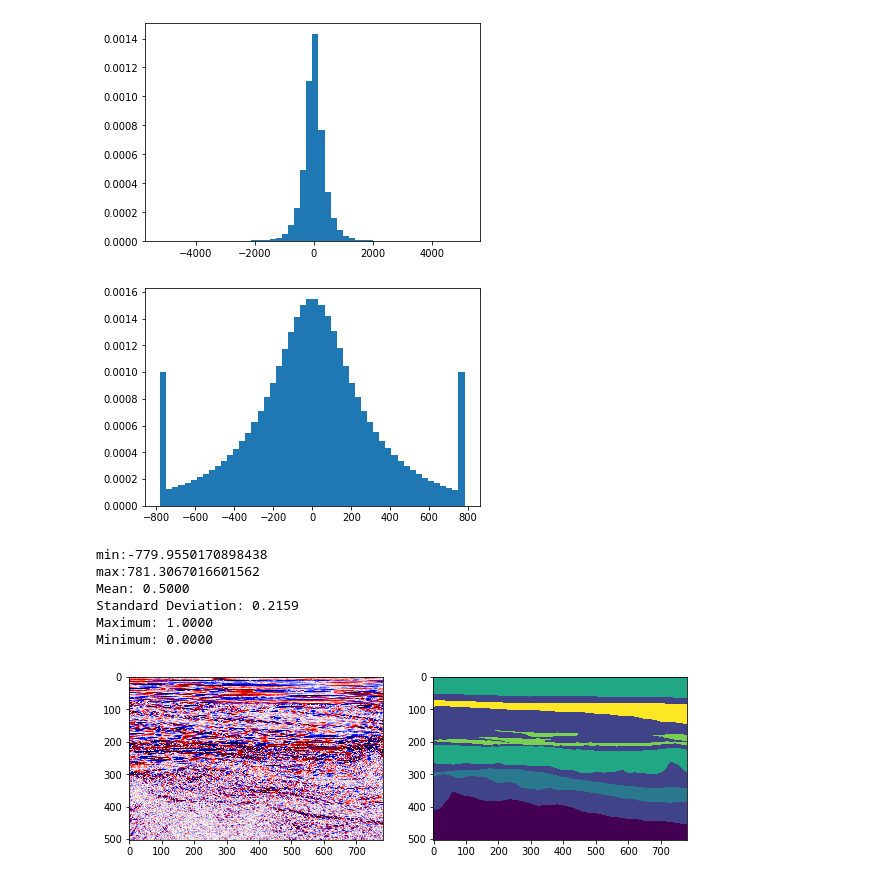
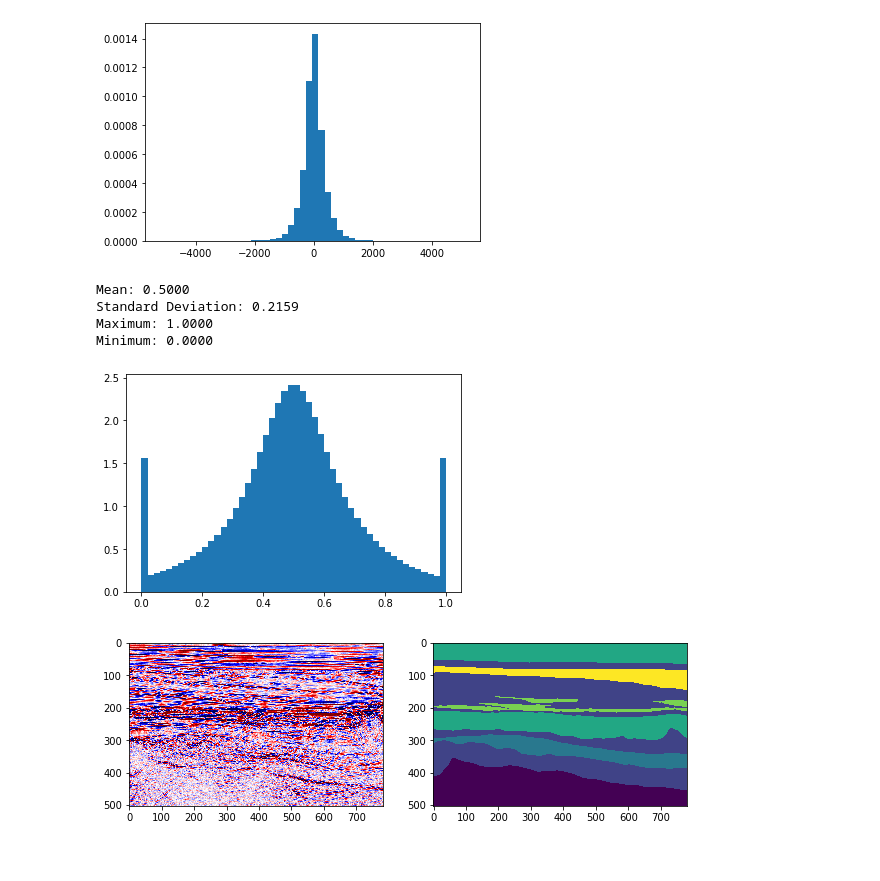
Before and after one commit to amustafa9/Facies-Segmentation-SEG-ML-Contest-2020, a Jupyter notebook: main.ipynb, the cells around one changed output. Saved outputs shown, nothing was run; the diff lists cells and outputs as text; code cells hidden in the pictures.

```diff
--- a/main.ipynb
+++ b/main.ipynb
@@ -68,37 +48,30 @@ mlab.show()
 # %%
-# Clip amplitudes to within one standard deviation of the mean
-a_min = seismic.mean() - 2*seismic.std()
-a_max = seismic.mean() + 2*seismic.std()
-np.clip(seismic, a_min=a_min, a_max=a_max, out=seismic)
-plt.hist(seismic.flatten(), bins=50, density=True)
-plt.show()
-print('min:{}'.format(seismic.min()))
-print('max:{}'.format(seismic.max()))
+from utils import seismic_normalize
 
-# normalize
-seismic = (seismic - seismic.min()) / (seismic.max() - seismic.min())
-#seismic = (seismic - seismic.mean()) / seismic.std()
+# Clip amplitudes to within a few standard deviations and normalize between 0 and 1
+seismic = seismic_normalize(seismic, 2)
 
 # bring labels into desired range for NLLL loss
 labels = labels - 1
+
 
 # Print statistics for standardized data
 print('Mean: {:0.4f}'.format(seismic.mean()))
 print('Standard Deviation: {:0.4f}'.format(seismic.std()))
 print('Maximum: {:0.4f}'.format(seismic.max()))
 print('Minimum: {:0.4f}'.format(seismic.min()))
+plt.hist(seismic.flatten(), bins=50, density=True)
+plt.show()
 
-# Visualize the section and labels
+# Visualize the normalized section and labels
 fig, (ax1, ax2) = plt.subplots(1,2, figsize=(10,20))
 ax1.imshow(seismic[0].T, cmap='seismic')
 ax2.imshow(labels[0].T)
 plt.show()
 # %% [output]
+Mean: 0.5000
+Standard Deviation: 0.2159
+Maximum: 1.0000
+Minimum: 0.0000
-[figure, old version]
+[figure, new version]
-min:-779.9550170898438
-max:781.3067016601562
-Mean: 0.5000
-Standard Deviation: 0.2159
-Maximum: 1.0000
-Minimum: 0.0000
 [figure]
```
Also changed, not shown: parts of 23 cells of this notebook, 3 other files.
